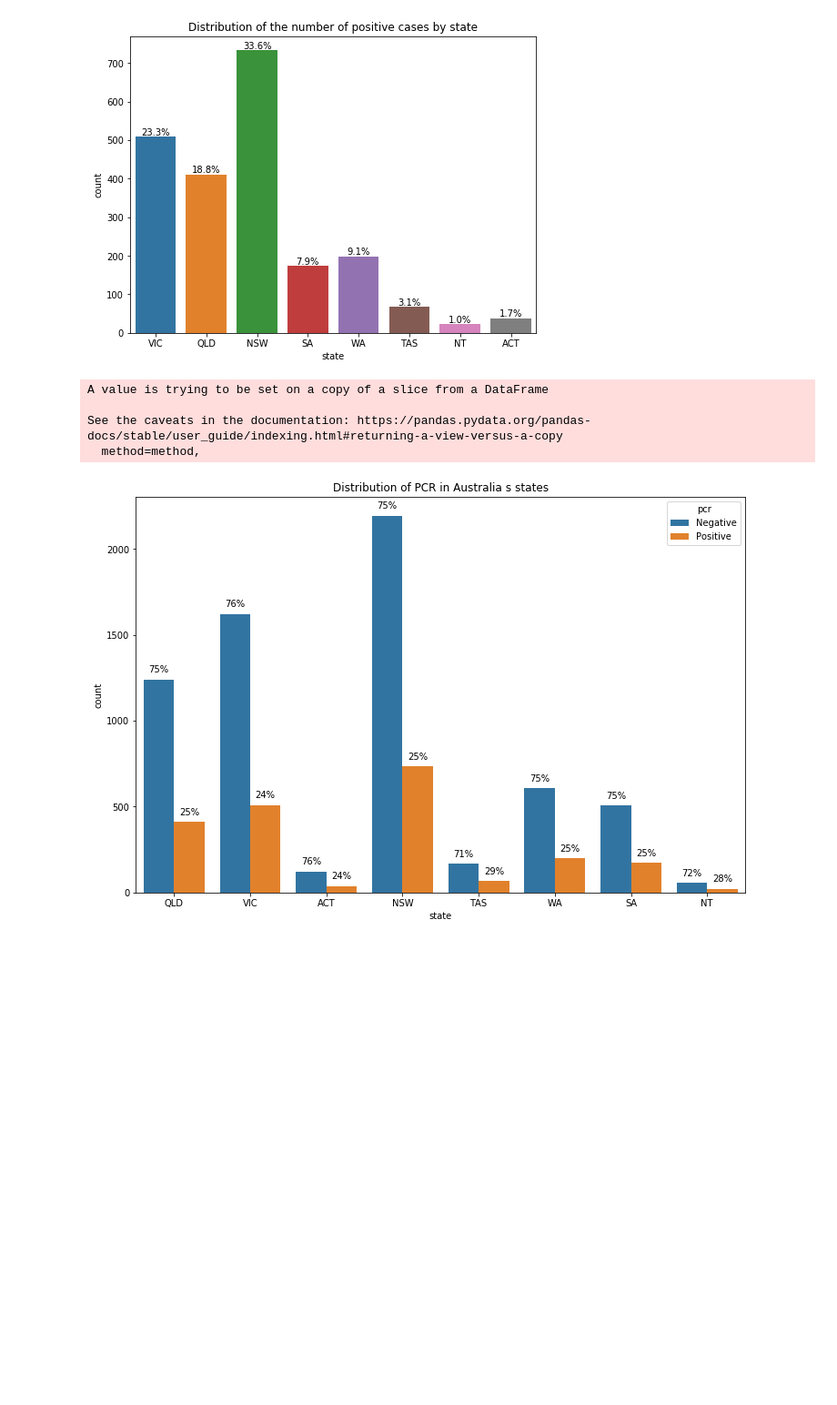
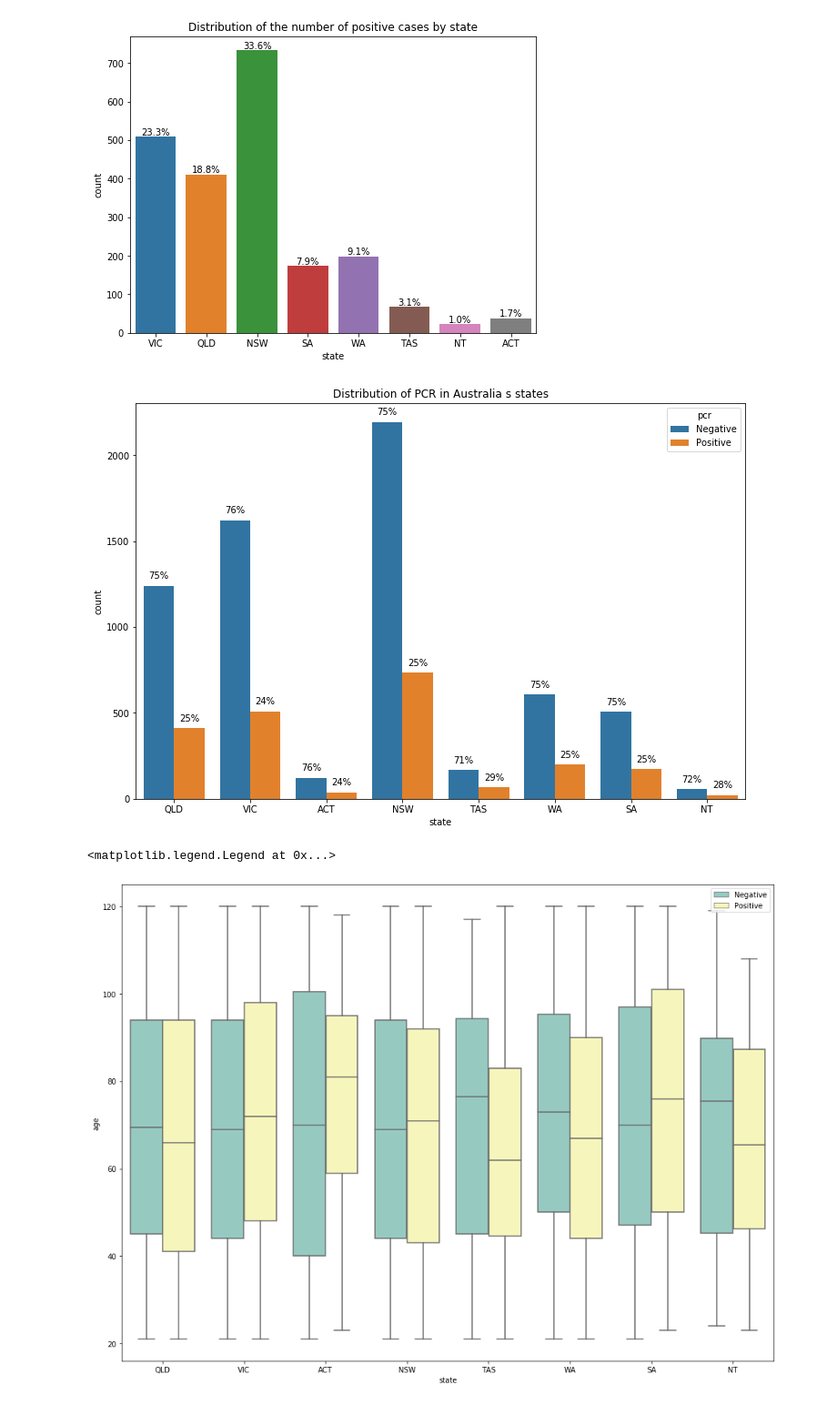
Before and after one commit to Y-EK/Data_Analytics_Python_Covid-19, a Jupyter notebook: data_analytics_NB.ipynb, the cells around one changed output. Shown at 91% size. Drawn from its saved outputs; the diff is of its cells as text; code cells hidden in the pictures; blank space fills up the shorter version.

Commit message:
add new dashboards with boxplot visualization

```diff
--- a/data_analytics_NB.ipynb
+++ b/data_analytics_NB.ipynb
@@ -85,7 +97,8 @@ plt.title('Distribution of PCR in Australia s states')
 plt.xlabel('pcr')
 plt.ylabel('Count')
 
-df_count_state_pcr = df_final[['state', 'pcr']]
+df_state_pcr = df_final[['state', 'pcr']]
+df_count_state_pcr = df_state_pcr.copy()
 df_count_state_pcr['pcr'].replace(to_replace =0,
                                   value ="Negative",
                                  inplace=True)
@@ -108,8 +121,23 @@ for left, right in zip(left_bars, right_bars):
     ax.text(left.get_x() + left.get_width()/2., height_l + 40, '{0:.0%}'.format(height_l/total), ha="center")
     ax.text(right.get_x() + right.get_width()/2., height_r + 40, '{0:.0%}'.format(height_r/total), ha="center")
 # %% [output]
-A value is trying to be set on a copy of a slice from a DataFrame
-
-See the caveats in the documentation: https://pandas.pydata.org/pandas-docs/stable/user_guide/indexing.html#returning-a-view-versus-a-copy
-  method=method,
 [figure]
+# %%
+plt.figure(figsize=(16,12))
+
+df_age_state = df_final[['age', 'state', 'pcr']]
+df_age_state_box = df_age_state.copy()
+df_age_state_box['pcr'].replace(to_replace =0,
+                                  value ="Negative",
+                                 inplace=True)
+df_age_state_box['pcr'].replace(to_replace = 1,
+                                  value ="Positive",
+                                 inplace=True)
+
+ax = sns.boxplot(x="state", y="age", hue="pcr",
+                 data=df_age_state_box, palette="Set3")
+
+plt.legend(loc='upper right')
+# %% [output]
+<matplotlib.legend.Legend at 0x...>
+[figure, added]
```
Also changed, not shown: parts of 5 cells of this notebook.
